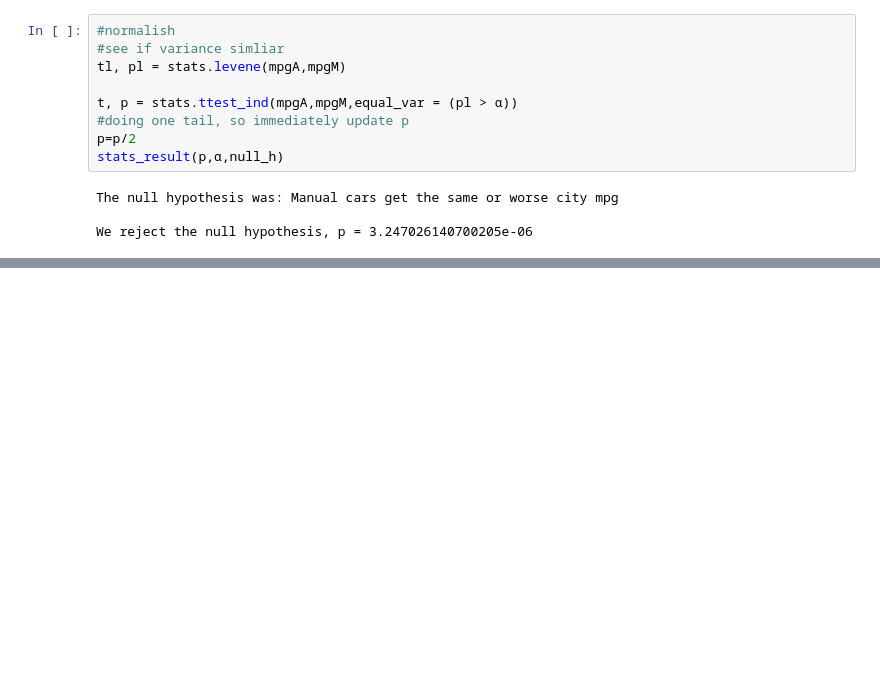
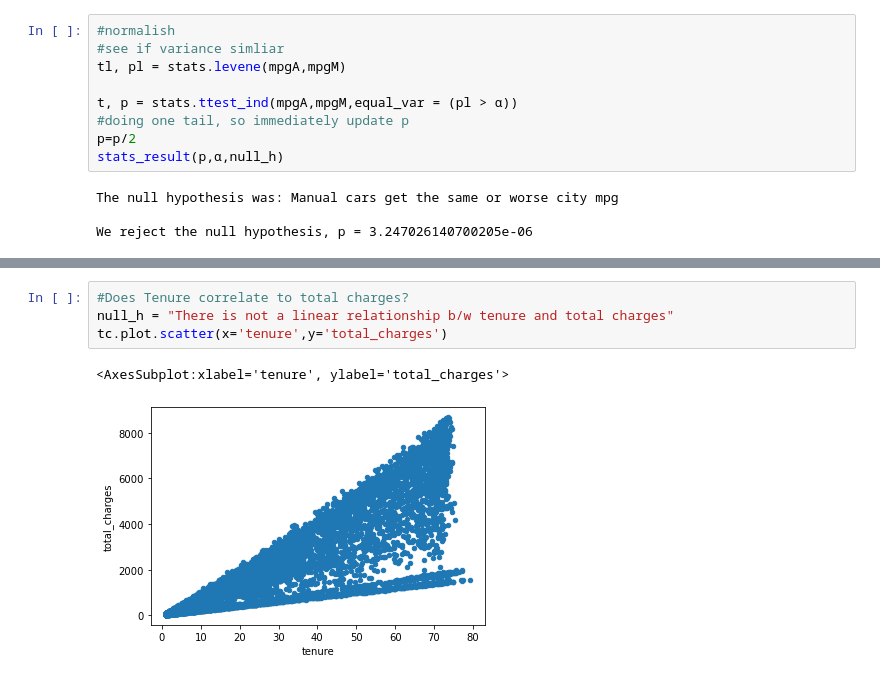
Before and after one commit to Cayt-Schlichting/statistics-exercises, a Jupyter notebook: hypothesis_testing.ipynb, the cells around one changed output, grey strips where cells are left out. Cells and saved outputs as stored; diff of their text form; blank space fills up the shorter version.

```diff
--- a/hypothesis_testing.ipynb
+++ b/hypothesis_testing.ipynb
@@ -213,0 +297,7 @@ We reject the null hypothesis, p = 3.247026140700205e-06
+# %%
+#Does Tenure correlate to total charges?
+null_h = "There is not a linear relationship b/w tenure and total charges"
+tc.plot.scatter(x='tenure',y='total_charges')
+# %% [output]
+<AxesSubplot:xlabel='tenure', ylabel='total_charges'>
+[figure, added]
```
Also changed, not shown: parts of 37 cells of this notebook.
